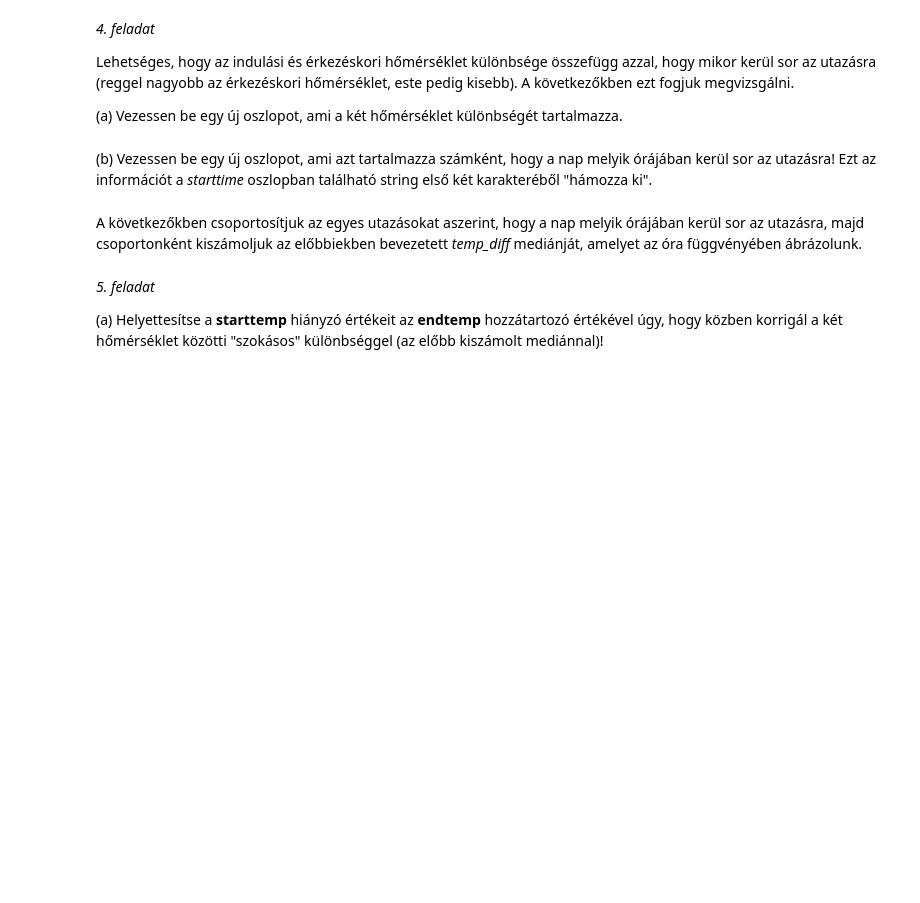
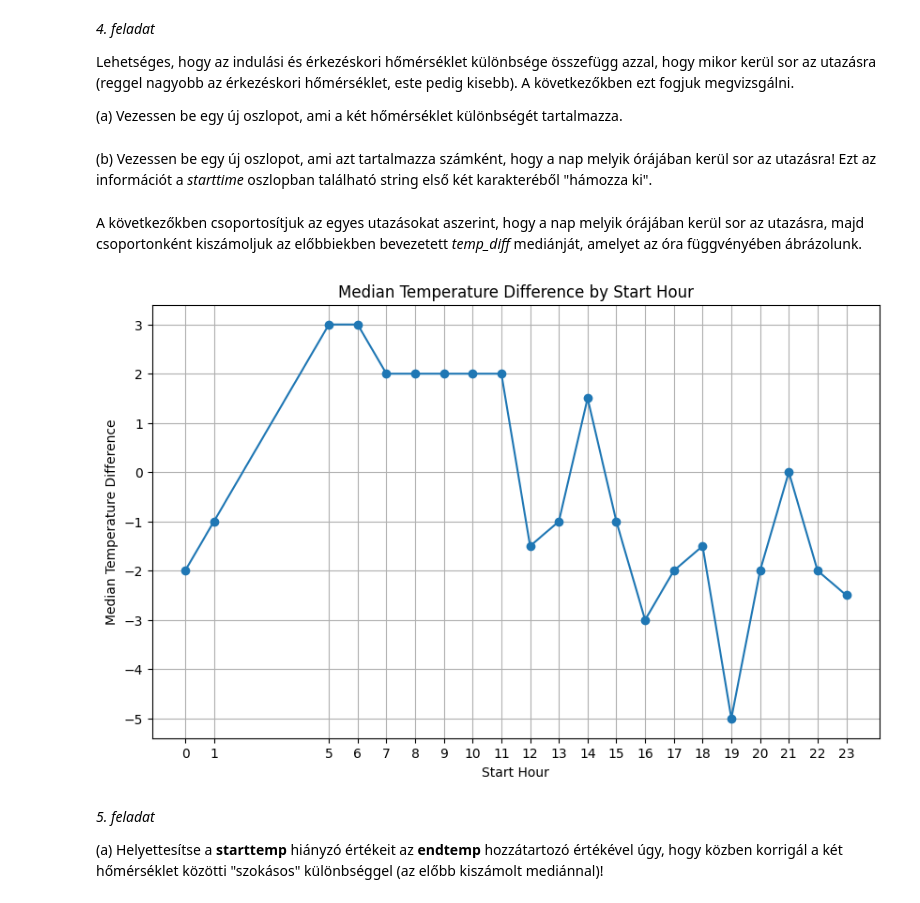
Before and after one commit to MemerGamer/IntelligensModszerekTantargy, a Jupyter notebook: Elofeldolgozas_es_vizualizacio.ipynb, the cells around one changed output. Cells and saved outputs as stored; diff of their text form; code cells hidden in the pictures; blank space fills up the shorter version.

```diff
--- a/Elofeldolgozas_es_vizualizacio.ipynb
+++ b/Elofeldolgozas_es_vizualizacio.ipynb
@@ -88,0 +235,9 @@ Az érkezéskori hőmérséklet jobb becslés lehet az indulási hőmérsékletr
+# %%
+# (b) Az indulási hőmérséklet hiányzó értékeinek helyettesítése az érkezéskori hőmérséklettel
+data_filled = data.copy()
+missing_start_indices = data_filled['starttemp'].isnull()
+data_filled.loc[missing_start_indices, 'starttemp'] = data_filled.loc[missing_start_indices, 'endtemp']
+# %%
+# (c) Az érkezéskori hőmérséklet hiányzó értékeinek helyettesítése az induláskori hőmérséklettel
+missing_end_indices = data_filled['endtemp'].isnull()
+data_filled.loc[missing_end_indices, 'endtemp'] = data_filled.loc[missing_end_indices, 'starttemp']
@@ -97,2 +272,5 @@ Lehetséges, hogy az indulási és érkezéskori hőmérséklet különbsége ö
+# %%
+# (a) Új oszlop hozzáadása a hőmérséklet-különbséggel
+data_filled['temp_diff'] = data_filled['endtemp'] - data_filled['starttemp']
 # %% [markdown]
 (b) Vezessen be egy új oszlopot, ami azt tartalmazza számként, hogy a nap melyik órájában kerül sor az utazásra! Ezt az információt a *starttime* oszlopban található string első két karakteréből "hámozza ki".
@@ -101,2 +277,5 @@ Lehetséges, hogy az indulási és érkezéskori hőmérséklet különbsége ö
+# %%
+# (b) Új oszlop hozzáadása az utazás órájával
+data_filled['start_hour'] = data_filled['starttime'].str[:2].astype(int)
 # %% [markdown]
 A következőkben csoportosítjuk az egyes utazásokat aszerint, hogy a nap melyik órájában kerül sor az utazásra, majd csoportonként kiszámoljuk az előbbiekben bevezetett *temp_diff* mediánját, amelyet az óra függvényében ábrázolunk.
@@ -105,3 +282,19 @@ A következőkben csoportosítjuk az egyes utazásokat aszerint, hogy a nap mely
+# %%
+# soportosítjuk az egyes utazásokat aszerint, hogy a nap melyik órájában kerül sor az utazásra,
+# majd csoportonként kiszámoljuk az előbbiekben bevezetett temp_diff mediánját
+hourly_median_temp_diff = data_filled.groupby('start_hour')['temp_diff'].median()
+
+# vizualizáció
+plt.figure(figsize=(10, 6))
+plt.plot(hourly_median_temp_diff.index, hourly_median_temp_diff.values, marker='o')
+plt.xlabel('Start Hour')
+plt.ylabel('Median Temperature Difference')
+plt.title('Median Temperature Difference by Start Hour')
+plt.grid(True)
+plt.xticks(hourly_median_temp_diff.index)  # óra mutatása az x tengelyen
+plt.show()
+# %% [output]
+[figure, added]
 # %% [markdown]
 *5. feladat*
 
```
Also changed, not shown: parts of 74 cells of this notebook.
